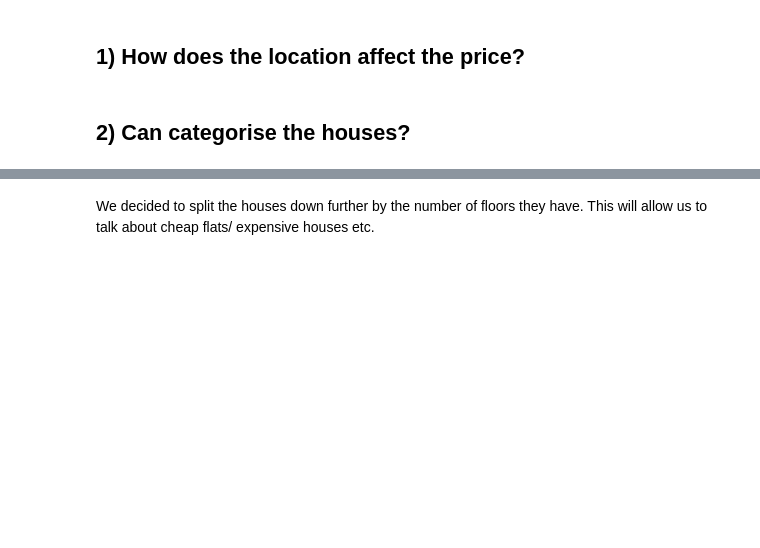
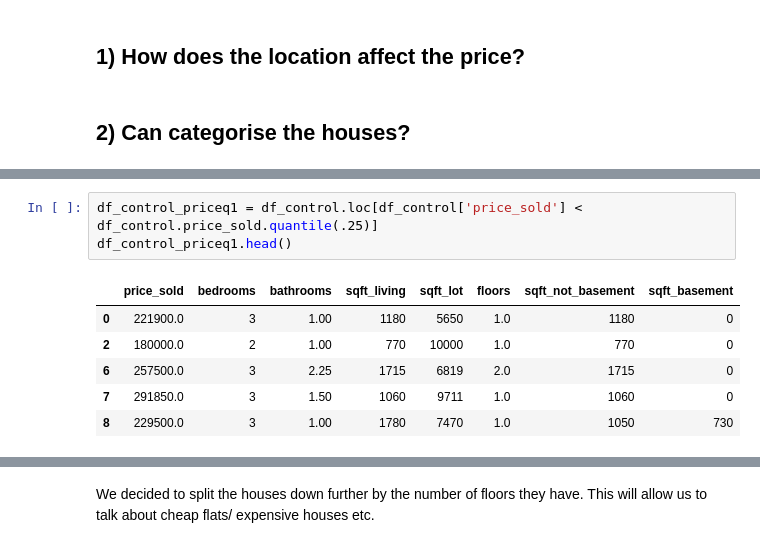
Before and after one commit to Greg-S-12/Mod1_Project, a Jupyter notebook: final_notebook.ipynb, the cells around one changed output, grey strips where cells are left out. Drawn from its saved outputs; the diff is of its cells as text; blank space fills up the shorter version.

```diff
--- a/final_notebook.ipynb
+++ b/final_notebook.ipynb
@@ -77,0 +96,10 @@ df.loc[df['bedrooms'] == 33, 'bedrooms'] = 3
+# %%
+df_control_priceq1 = df_control.loc[df_control['price_sold'] < df_control.price_sold.quantile(.25)]
+df_control_priceq1.head()
+# %% [output]
+|  | price_sold | bedrooms | bathrooms | sqft_living | sqft_lot | floors | sqft_not_basement | sqft_basement |
+| 0 | 221900.0 | 3 | 1.00 | 1180 | 5650 | 1.0 | 1180 | 0 |
+| 2 | 180000.0 | 2 | 1.00 | 770 | 10000 | 1.0 | 770 | 0 |
+| 6 | 257500.0 | 3 | 2.25 | 1715 | 6819 | 2.0 | 1715 | 0 |
+| 7 | 291850.0 | 3 | 1.50 | 1060 | 9711 | 1.0 | 1060 | 0 |
+| 8 | 229500.0 | 3 | 1.00 | 1780 | 7470 | 1.0 | 1050 | 730 |
```
Also changed, not shown: parts of 8 cells of this notebook, 1 other file.
